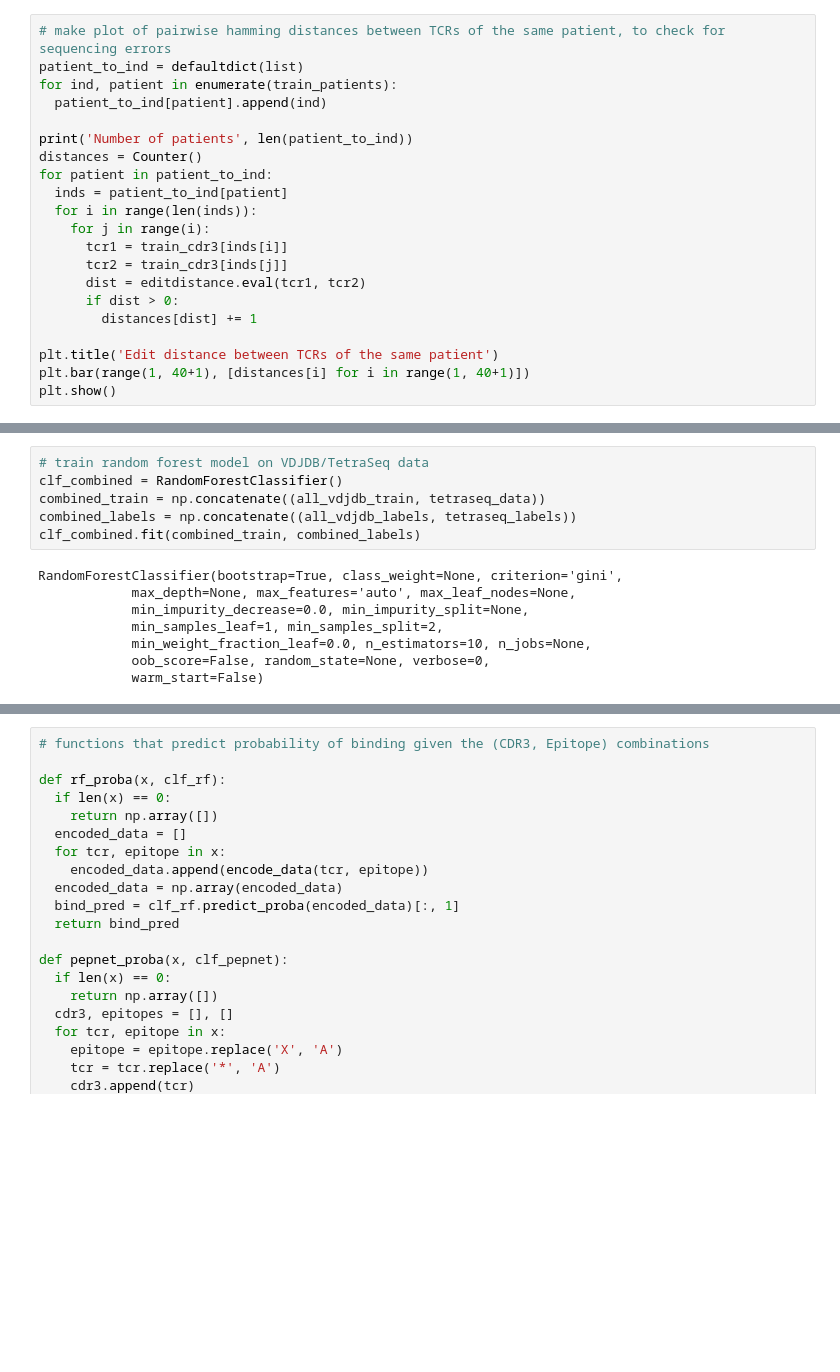
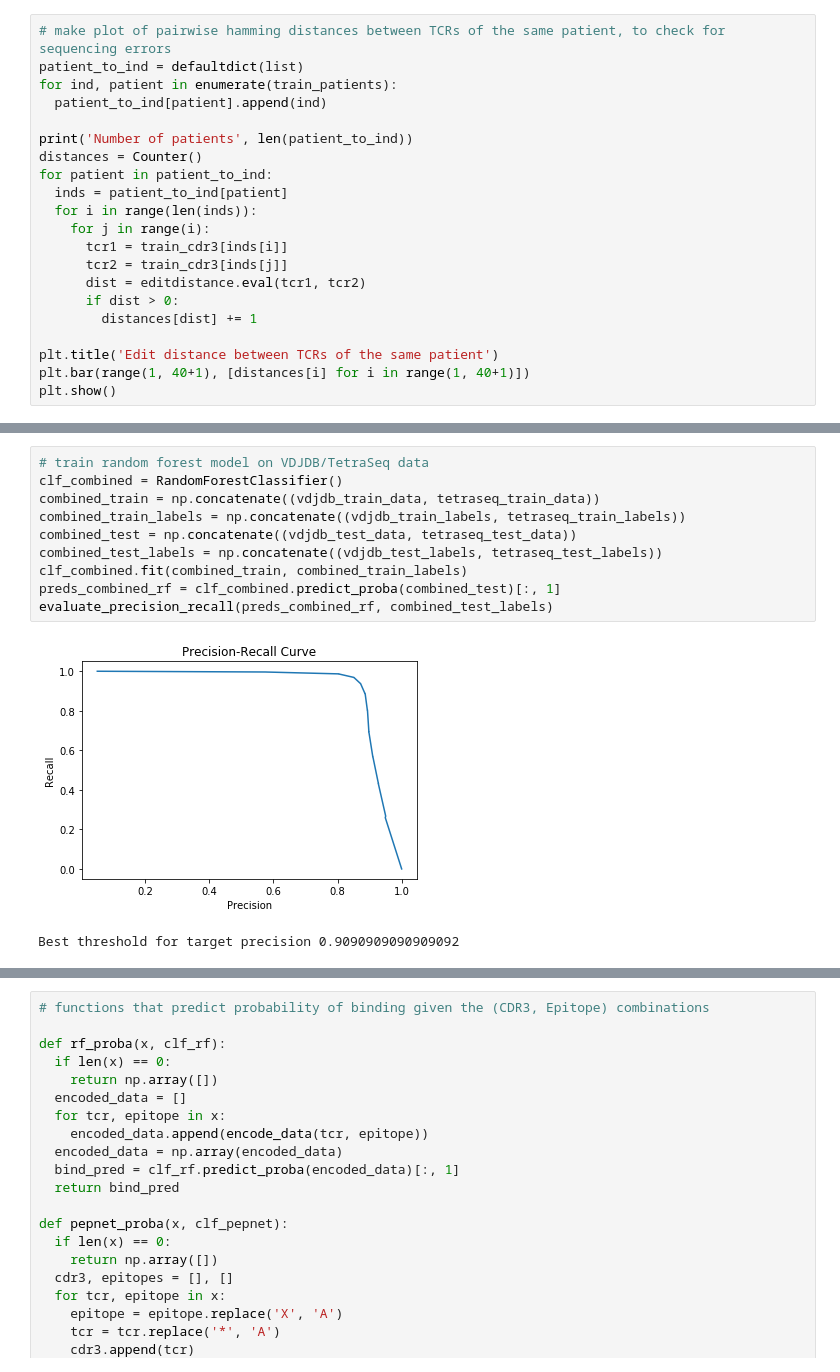
Before and after one commit to alexanderwhatley/TCR-Pathogen-Identification, a Jupyter notebook: benchmark_methods.ipynb, the cells around one changed output, grey strips where cells are left out. Saved outputs shown, nothing was run; the diff lists cells and outputs as text; blank space fills up the shorter version.

```diff
--- a/benchmark_methods.ipynb
+++ b/benchmark_methods.ipynb
@@ -346,14 +379,13 @@ Processing experiment Experiment 6
 # %%
 # train random forest model on VDJDB/TetraSeq data
 clf_combined = RandomForestClassifier()
-combined_train = np.concatenate((all_vdjdb_train, tetraseq_data))
-combined_labels = np.concatenate((all_vdjdb_labels, tetraseq_labels))
-clf_combined.fit(combined_train, combined_labels)
+combined_train = np.concatenate((vdjdb_train_data, tetraseq_train_data))
+combined_train_labels = np.concatenate((vdjdb_train_labels, tetraseq_train_labels))
+combined_test = np.concatenate((vdjdb_test_data, tetraseq_test_data))
+combined_test_labels = np.concatenate((vdjdb_test_labels, tetraseq_test_labels))
+clf_combined.fit(combined_train, combined_train_labels)
+preds_combined_rf = clf_combined.predict_proba(combined_test)[:, 1]
+evaluate_precision_recall(preds_combined_rf, combined_test_labels)
 # %% [output]
+[figure, added]
-RandomForestClassifier(bootstrap=True, class_weight=None, criterion='gini',
-            max_depth=None, max_features='auto', max_leaf_nodes=None,
-            min_impurity_decrease=0.0, min_impurity_split=None,
-            min_samples_leaf=1, min_samples_split=2,
-            min_weight_fraction_leaf=0.0, n_estimators=10, n_jobs=None,
-            oob_score=False, random_state=None, verbose=0,
-            warm_start=False)
+Best threshold for target precision 0.9090909090909092
```
Also changed, not shown: parts of 26 cells of this notebook.
